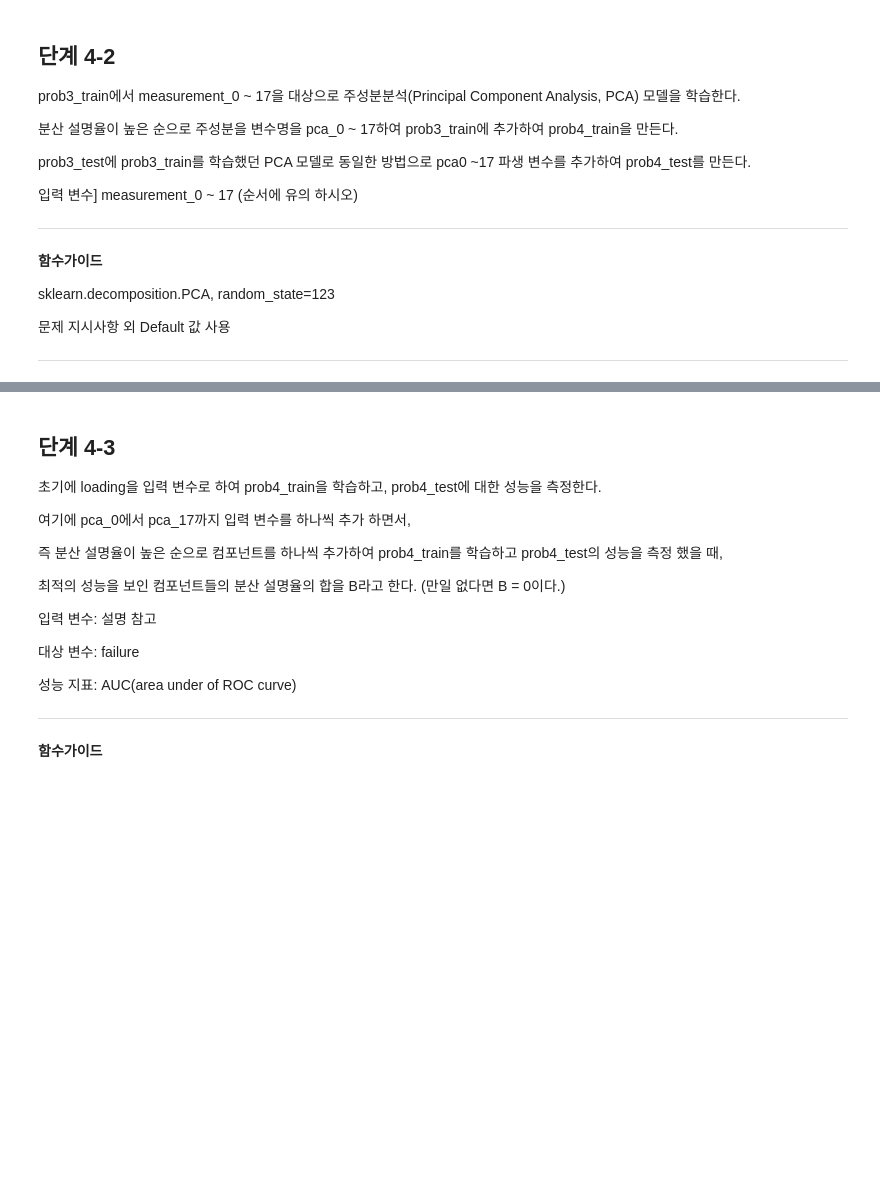
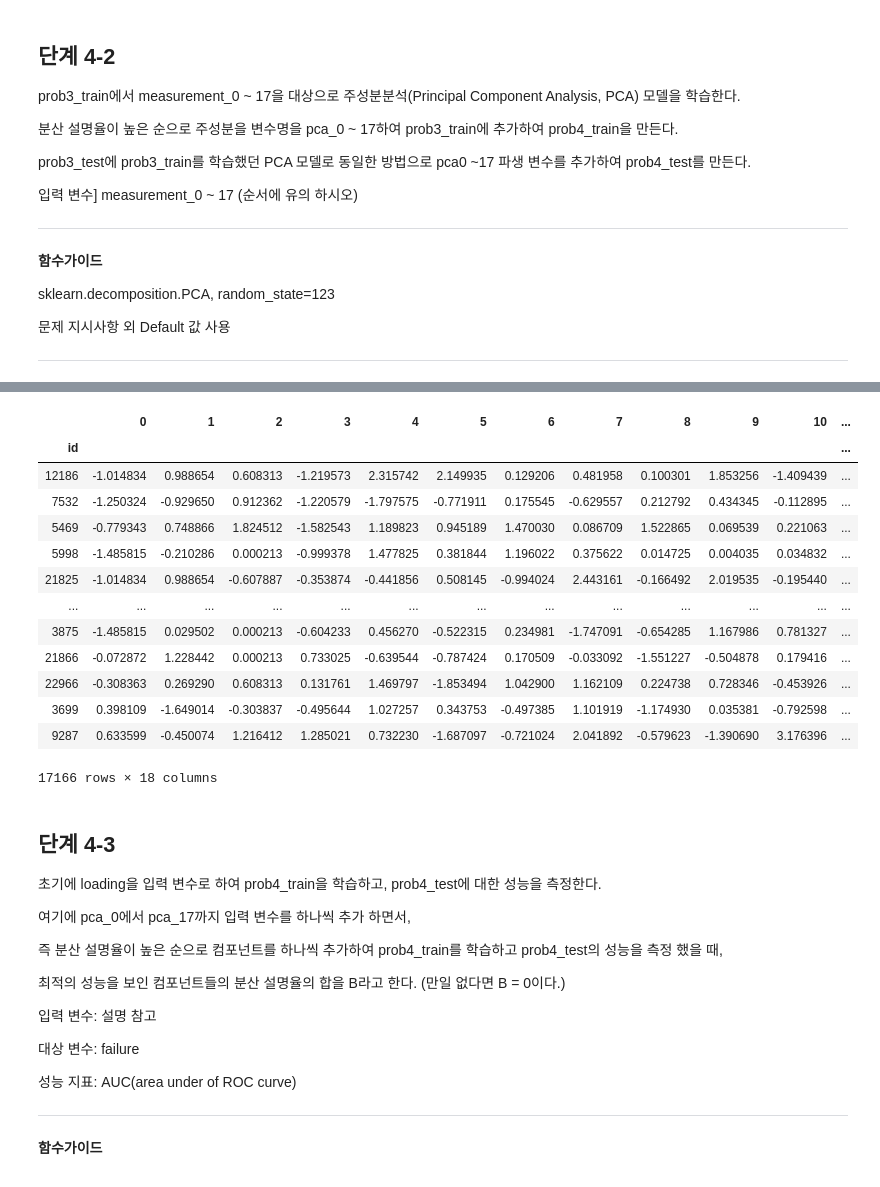
Before and after one commit to sunkusun9/DS_lv3_2311_2, a Jupyter notebook: sec_ds_lv3_prob1_prob.ipynb, the cells around one changed output, grey strips where cells are left out. Drawn from its saved outputs; the diff is of its cells as text; code cells hidden in the pictures; blank space fills up the shorter version.

```diff
--- a/sec_ds_lv3_prob1_prob.ipynb
+++ b/sec_ds_lv3_prob1_prob.ipynb
@@ -1209,3 +1334,20 @@ sklearn.decomposition.PCA, random_state=123
+# %%
+df_prob4_train[X_comp].dot(pca.components_)
+# %% [output]
+|  | 0 | 1 | 2 | 3 | 4 | 5 | 6 | 7 | 8 | 9 | 10 | ... |
+| id |  |  |  |  |  |  |  |  |  |  |  | ... |
+| 12186 | -1.014834 | 0.988654 | 0.608313 | -1.219573 | 2.315742 | 2.149935 | 0.129206 | 0.481958 | 0.100301 | 1.853256 | -1.409439 | ... |
+| 7532 | -1.250324 | -0.929650 | 0.912362 | -1.220579 | -1.797575 | -0.771911 | 0.175545 | -0.629557 | 0.212792 | 0.434345 | -0.112895 | ... |
+| 5469 | -0.779343 | 0.748866 | 1.824512 | -1.582543 | 1.189823 | 0.945189 | 1.470030 | 0.086709 | 1.522865 | 0.069539 | 0.221063 | ... |
+| 5998 | -1.485815 | -0.210286 | 0.000213 | -0.999378 | 1.477825 | 0.381844 | 1.196022 | 0.375622 | 0.014725 | 0.004035 | 0.034832 | ... |
+| 21825 | -1.014834 | 0.988654 | -0.607887 | -0.353874 | -0.441856 | 0.508145 | -0.994024 | 2.443161 | -0.166492 | 2.019535 | -0.195440 | ... |
+| ... | ... | ... | ... | ... | ... | ... | ... | ... | ... | ... | ... | ... |
+| 3875 | -1.485815 | 0.029502 | 0.000213 | -0.604233 | 0.456270 | -0.522315 | 0.234981 | -1.747091 | -0.654285 | 1.167986 | 0.781327 | ... |
+| 21866 | -0.072872 | 1.228442 | 0.000213 | 0.733025 | -0.639544 | -0.787424 | 0.170509 | -0.033092 | -1.551227 | -0.504878 | 0.179416 | ... |
+| 22966 | -0.308363 | 0.269290 | 0.608313 | 0.131761 | 1.469797 | -1.853494 | 1.042900 | 1.162109 | 0.224738 | 0.728346 | -0.453926 | ... |
+| 3699 | 0.398109 | -1.649014 | -0.303837 | -0.495644 | 1.027257 | 0.343753 | -0.497385 | 1.101919 | -1.174930 | 0.035381 | -0.792598 | ... |
+| 9287 | 0.633599 | -0.450074 | 1.216412 | 1.285021 | 0.732230 | -1.687097 | -0.721024 | 2.041892 | -0.579623 | -1.390690 | 3.176396 | ... |
+17166 rows × 18 columns
 # %% [markdown]
 ## 단계 4-3
 
```
Also changed, not shown: parts of 77 cells of this notebook.
